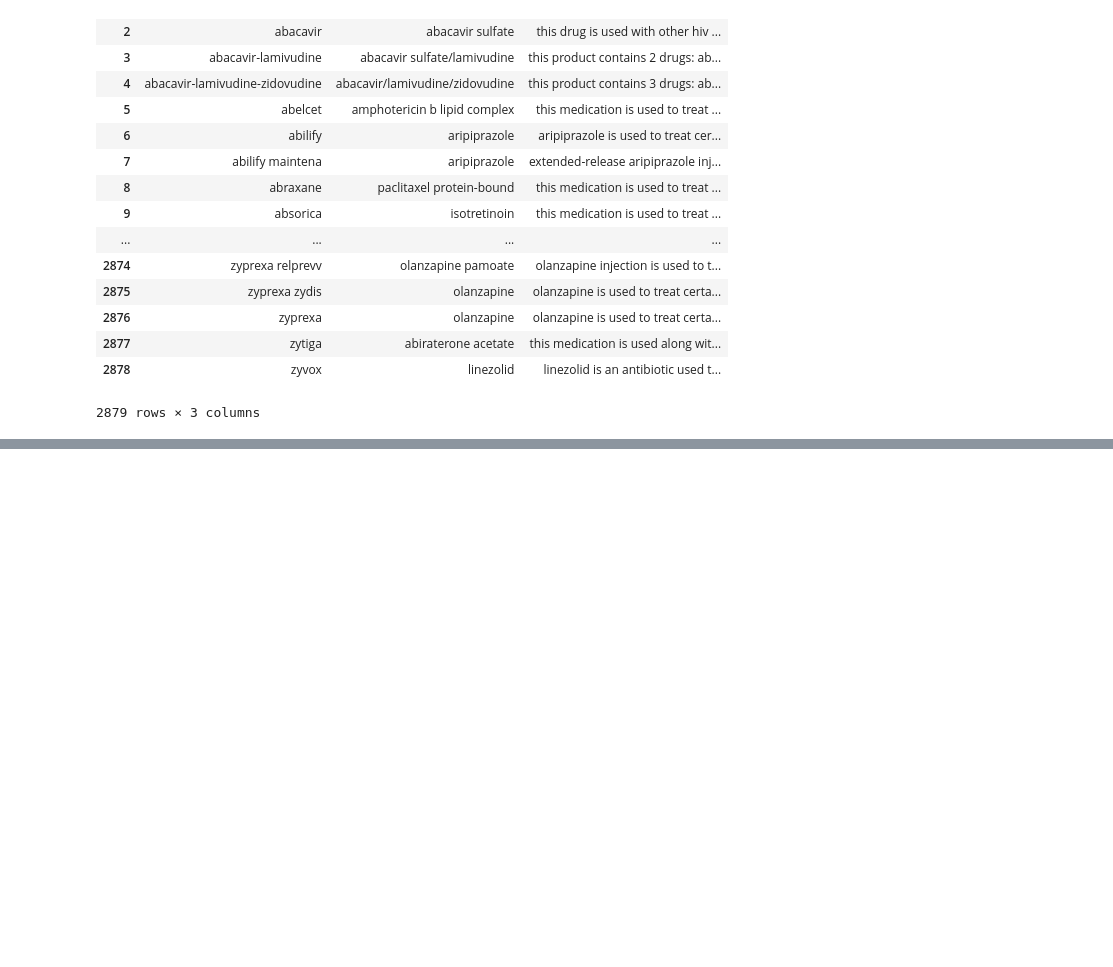
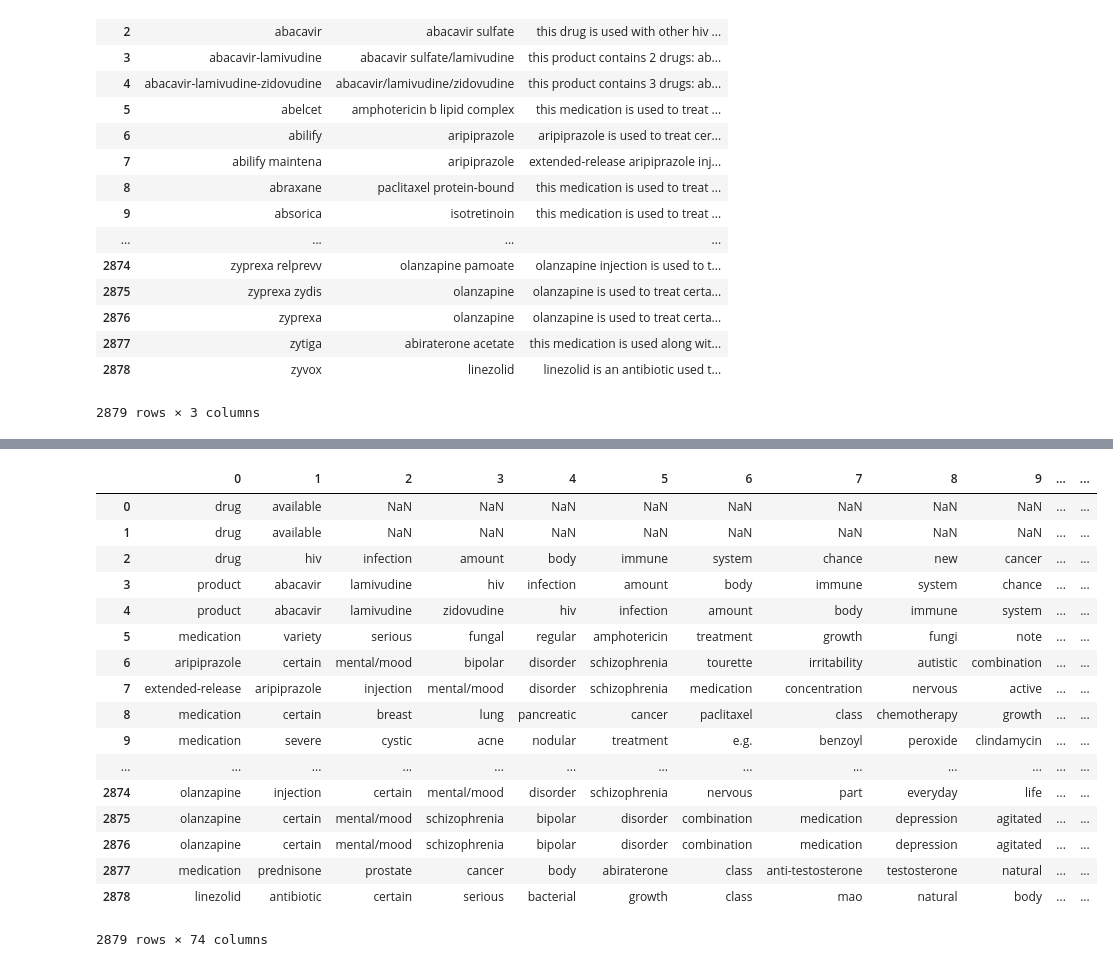
Before and after one commit to darya-akimova/medicare_spending_analysis, a Jupyter notebook: medicare part D analysis.ipynb, the cells around one changed output, grey strips where cells are left out. Cells and saved outputs as stored; diff of their text form; code cells hidden in the pictures; blank space fills up the shorter version.

Commit message:
token split and cleanup

```diff
--- a/medicare part D analysis.ipynb
+++ b/medicare part D analysis.ipynb
@@ -187,0 +236,18 @@ drug_uses_17['tokens'] = drug_uses_17['drug_uses'].apply(word_tokenize)
+# %%
+uses_sml = uses_17_tokens[0:10]
+
+#uses_17_tag_token = nltk.pos_tag(uses_17_tokens[20])
+#words_interest = []
+#for x,y in uses_17_tag_token:
+#    if y == "NN" or y == "JJ" and x not in stop_words:
+#        words_interest.append(x)
+# %%
+uses_test = []
+for use in uses_sml:
+    use_tag = nltk.pos_tag(use)
+    words_interest = []
+    for x,y in use_tag:
+        if (y == "NN" or y == "JJ") and x not in stop_words and x not in words_interest:
+            words_interest.append(x)
+    print(len(words_interest))
+    uses_test.append(words_interest)
@@ -187,0 +296,9 @@ drug_uses_17['tokens'] = drug_uses_17['drug_uses'].apply(word_tokenize)
+# %%
+uses_full = []
+for use in uses_17_tokens:
+    use_tag = nltk.pos_tag(use)
+    words_interest = []
+    for x,y in use_tag:
+        if (y == "NN" or y == "JJ") and x not in stop_words and x not in words_interest:
+            words_interest.append(x)
+    uses_full.append(words_interest)
@@ -188,2 +311,2 @@ drug_uses_17['tokens'] = drug_uses_17['drug_uses'].apply(word_tokenize)
 # %%
-drug_uses_17
+drug_uses_17['uses_tokens'] = uses_full
@@ -214,0 +333,21 @@ print(stop_words)
+# %%
+drug_uses_17['uses_tokens'].apply(pd.Series)
+# %% [output]
+|  | 0 | 1 | 2 | 3 | 4 | 5 | 6 | 7 | 8 | 9 | ... | ... |
+| 0 | drug | available | NaN | NaN | NaN | NaN | NaN | NaN | NaN | NaN | ... | ... |
+| 1 | drug | available | NaN | NaN | NaN | NaN | NaN | NaN | NaN | NaN | ... | ... |
+| 2 | drug | hiv | infection | amount | body | immune | system | chance | new | cancer | ... | ... |
+| 3 | product | abacavir | lamivudine | hiv | infection | amount | body | immune | system | chance | ... | ... |
+| 4 | product | abacavir | lamivudine | zidovudine | hiv | infection | amount | body | immune | system | ... | ... |
+| 5 | medication | variety | serious | fungal | regular | amphotericin | treatment | growth | fungi | note | ... | ... |
+| 6 | aripiprazole | certain | mental/mood | bipolar | disorder | schizophrenia | tourette | irritability | autistic | combination | ... | ... |
+| 7 | extended-release | aripiprazole | injection | mental/mood | disorder | schizophrenia | medication | concentration | nervous | active | ... | ... |
+| 8 | medication | certain | breast | lung | pancreatic | cancer | paclitaxel | class | chemotherapy | growth | ... | ... |
+| 9 | medication | severe | cystic | acne | nodular | treatment | e.g. | benzoyl | peroxide | clindamycin | ... | ... |
+| ... | ... | ... | ... | ... | ... | ... | ... | ... | ... | ... | ... | ... |
+| 2874 | olanzapine | injection | certain | mental/mood | disorder | schizophrenia | nervous | part | everyday | life | ... | ... |
+| 2875 | olanzapine | certain | mental/mood | schizophrenia | bipolar | disorder | combination | medication | depression | agitated | ... | ... |
+| 2876 | olanzapine | certain | mental/mood | schizophrenia | bipolar | disorder | combination | medication | depression | agitated | ... | ... |
+| 2877 | medication | prednisone | prostate | cancer | body | abiraterone | class | anti-testosterone | testosterone | natural | ... | ... |
+| 2878 | linezolid | antibiotic | certain | serious | bacterial | growth | class | mao | natural | body | ... | ... |
+2879 rows × 74 columns
```
Also changed, not shown: parts of 17 cells of this notebook, 2 other files.
